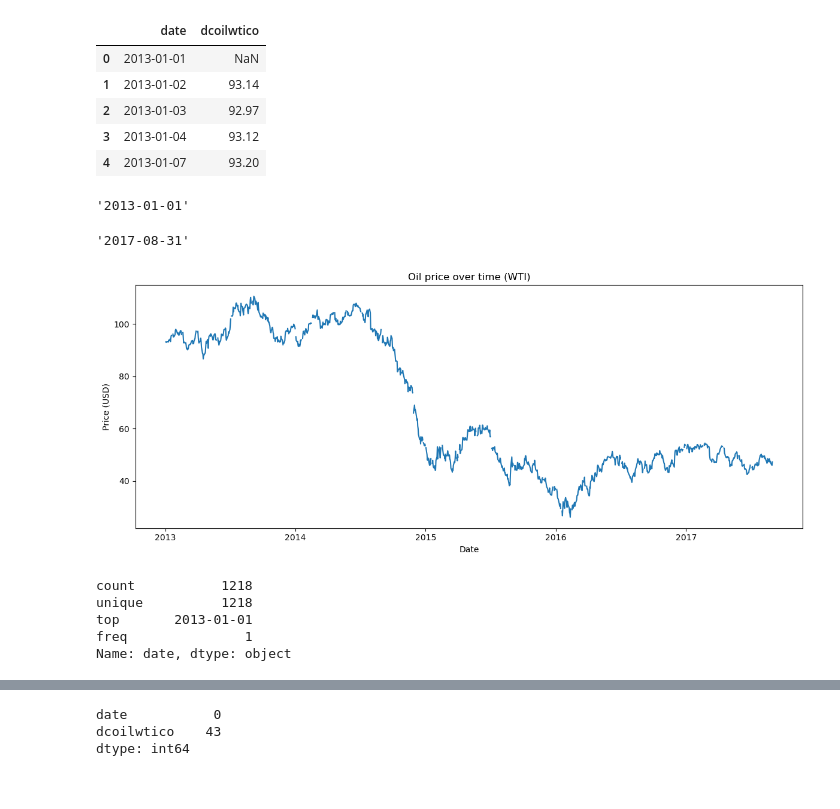
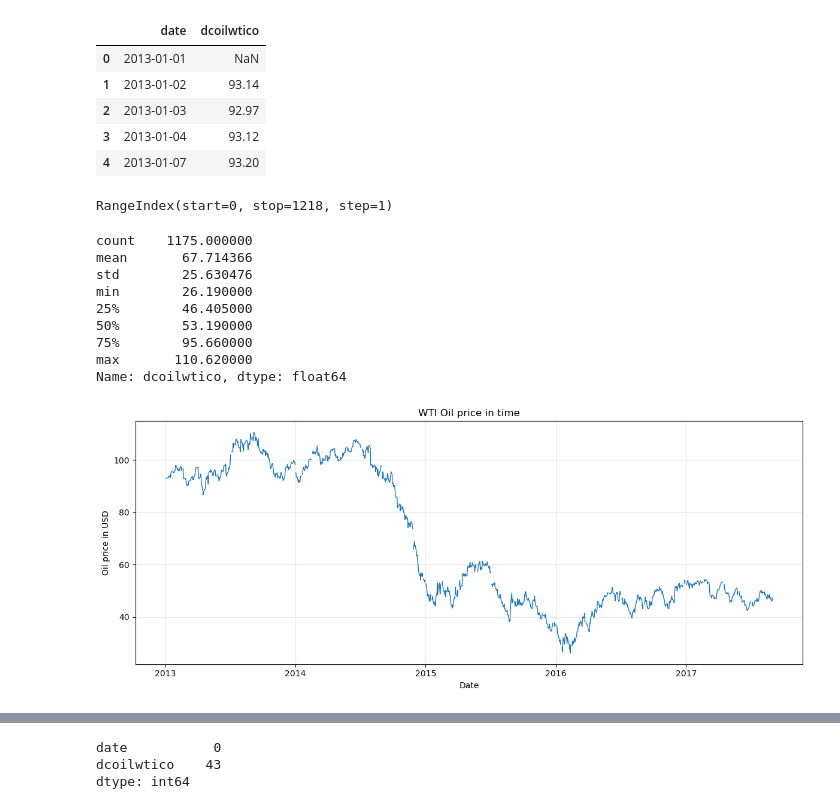
Before and after one commit to kejti97/demand-forecasting-favorita, a Jupyter notebook: 1. Demand Forecasting.ipynb, the cells around one changed output, grey strips where cells are left out. Saved outputs shown, nothing was run; the diff lists cells and outputs as text; code cells hidden in the pictures.

Commit message:
Plotting Oil

```diff
--- a/1. Demand Forecasting.ipynb
+++ b/1. Demand Forecasting.ipynb
@@ -218,33 +218,41 @@ all_tables['oil'].head()
 | 2 | 2013-01-03 | 92.97 |
 | 3 | 2013-01-04 | 93.12 |
 | 4 | 2013-01-07 | 93.20 |
-# %%
-all_tables['oil']['date'].min()
-# %% [output]
-'2013-01-01'
-# %%
-all_tables['oil']['date'].max()
-# %% [output]
-'2017-08-31'
 # %%
+# Copying the oil table to not make changes in original data
+oil_df = all_tables['oil'].copy()
+
 # Changing date in oil to datetime type
-oil_df = all_tables['oil'].copy()
 oil_df['date'] = pd.to_datetime(oil_df['date'])
 
-fig, ax = plt.subplots(figsize=(12,5))
-ax.plot(oil_df['date'], oil_df['dcoilwtico'])
-ax.set_title('Oil price over time (WTI)')
-ax.set_xlabel('Date')
-ax.set_ylabel('Price (USD)')
-plt.tight_layout()
-plt.show();
+# Sorting values by date
+oil_df = oil_df.sort_values('date')
+
+# Checking the existing index in oil data
+oil_df.index
 # %% [output]
-[figure, removed]
+RangeIndex(start=0, stop=1218, step=1)
 # %%
-all_tables['oil']['date'].describe()
+oil_df['dcoilwtico'].describe()
 # %% [output]
-count           1218
-unique          1218
-top       2013-01-01
-freq               1
-Name: date, dtype: object
+count    1175.000000
+mean       67.714366
+std        25.630476
+min        26.190000
+25%        46.405000
+50%        53.190000
+75%        95.660000
+max       110.620000
+Name: dcoilwtico, dtype: float64
+# %%
+# Checking how prices looked like withing time
+fig, ax = plt.subplots(figsize=(12,5))
+ax.plot(oil_df['date'], oil_df['dcoilwtico'], linewidth=1)
+ax.set_title('WTI Oil price in time')
+ax.set_xlabel('Date')
+ax.set_ylabel('Oil price in USD')
+ax.grid(alpha=0.3)
+plt.tight_layout()
+plt.show();
+# %% [output]
+[figure, added]
```
Also changed, not shown: parts of 6 cells of this notebook.
